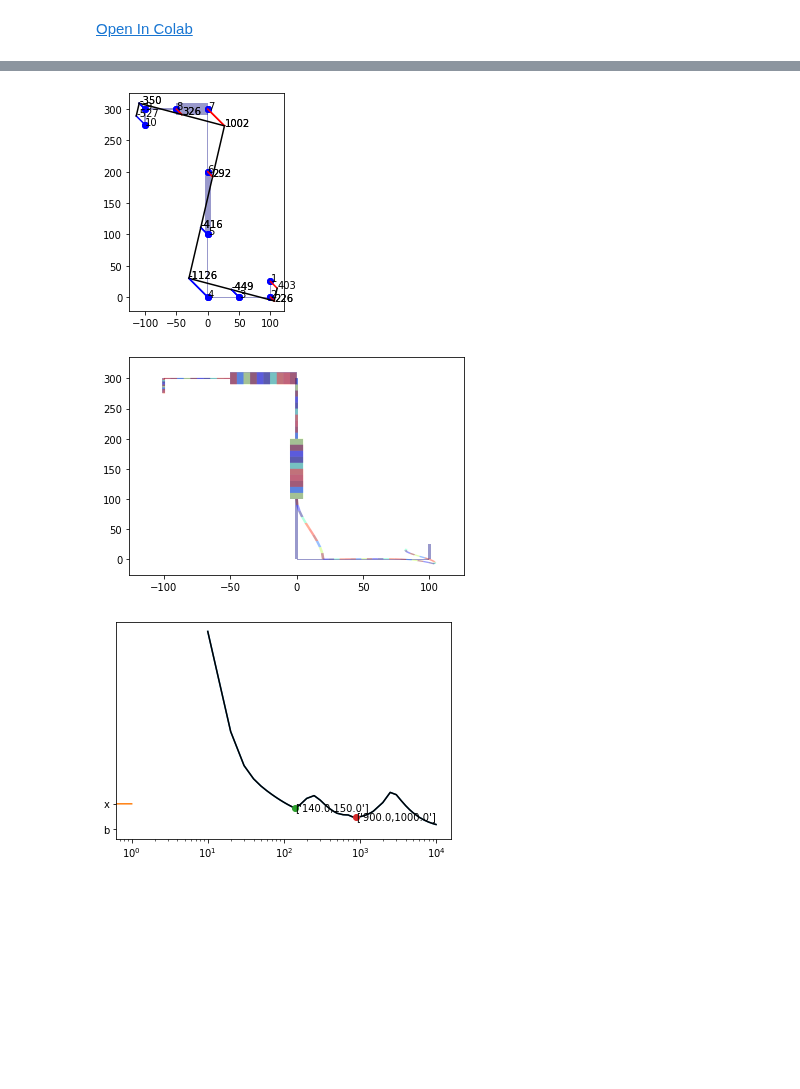
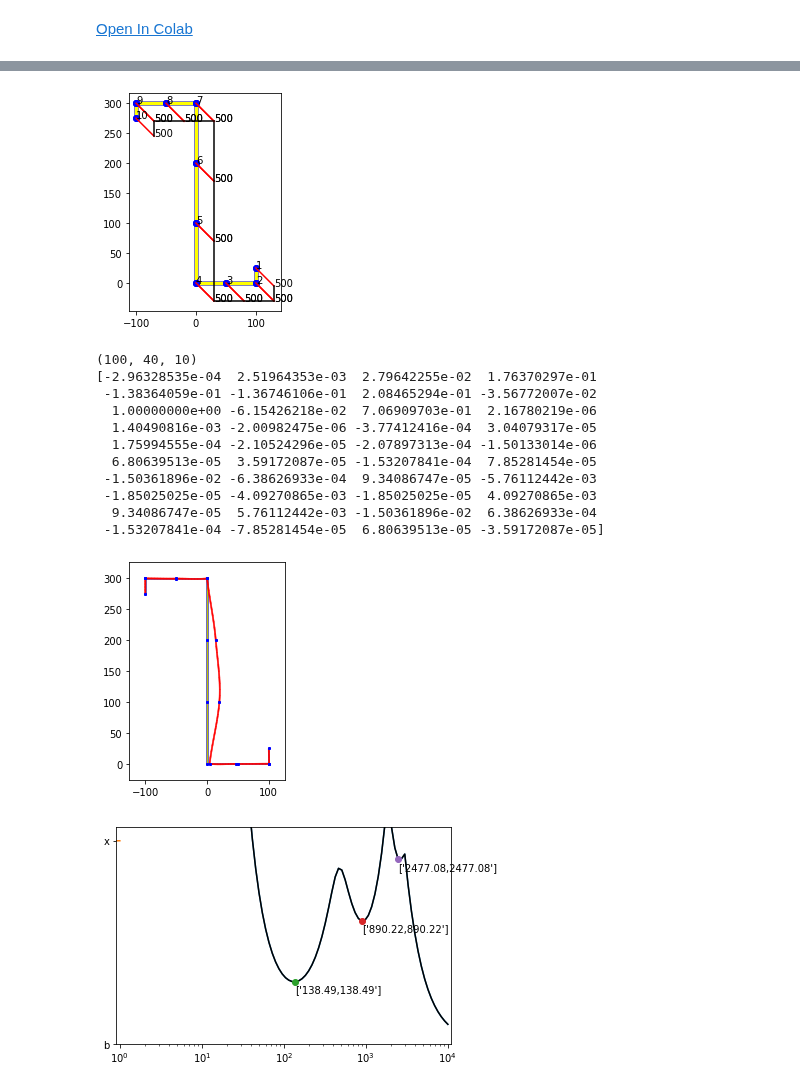
Before and after one commit to ClearCalcs/pyCUFSM, a Jupyter notebook: Untitled.ipynb, the cells around one changed output, grey strips where cells are left out. Drawn from its saved outputs; the diff is of its cells as text; code cells hidden in the pictures; blank space fills up the shorter version.

```diff
--- a/Untitled.ipynb
+++ b/Untitled.ipynb
@@ -21,12 +17,11 @@ from pycufsm.preprocess import stress_gen
 import dispshap
 import crossect
 import thecurve3
-import example4
 
 
 
 # Define an isotropic material with E = 203,000 MPa and nu = 0.3
-props = [[0, 29500.00, 29500.00, 0.30, 0.30, 11346.15]]
+props = [[0, 203000, 203000, 0.30, 0.30, 78077]]
 # Define a lightly-meshed C shape
 # Nodal location units are inches
 nodes = np.array([[0, 100, 25, 1, 1, 1, 1, 1],
@@ -43,24 +38,24 @@ elements = np.array([[0, 0, 1, 2, 0],
                      [1, 1, 2, 2, 0],
                      [2, 2, 3, 2, 0],
                      [3, 3, 4, 2, 0],
-                     [4, 4, 5, 10, 0],
+                     [4, 4, 5, 2, 0],
                      [5, 5, 6, 2, 0],
-                     [6, 6, 7, 20, 0],
+                     [6, 6, 7, 2, 0],
                      [7, 7, 8, 2, 0],
                      [8, 8, 9, 2, 0]])
 # These lengths will generally provide sufficient accuracy for
 # local, distortional, and global buckling modes
 # Length units are millimetres
-lengths = [
-    10, 20, 30, 40, 50, 60, 70, 80, 90, 100, 110, 120, 130, 140, 150, 160,
-    170, 180, 190, 200, 250, 300, 350, 400, 450, 500, 600, 700, 800, 900,
-    1000, 1100, 1200, 1300, 1400, 1500, 2000, 2500, 3000, 3500, 4000, 4500,
-    5000, 6000, 7000, 8000, 9000, 10000
-]
+# lengths = [
+#     10, 20, 30, 40, 50, 60, 70, 80, 90, 100, 110, 120, 130, 140, 150, 160,
+#     170, 180, 190, 200, 250, 300, 350, 400, 450, 500, 600, 700, 800, 900,
+#     1000, 1100, 1200, 1300, 1400, 1500, 2000, 2500, 3000, 3500, 4000, 4500,
+#     5000, 6000, 7000, 8000, 9000, 10000
+# ]
 ###Start at a, End at b, n equal spaced intervals
 #length=np.linspace(a,b,n)
 ###Start
-#lengths = np.logspace(a,b,n)
+lengths = np.logspace(0,4,100)
 
 # No special springs or constraints
 springs = []
@@ -104,21 +99,21 @@ sect_props = {
 # Generate the stress points assuming 500 MPa yield and X-axis bending
 nodes_p = stress_gen(nodes=nodes,
                      forces={
-                         'P': 0,
-                         'Mxx': 500 * sect_props['Ixx'] / sect_props['cy'],
+                         'P': sect_props['A'] * 500,
+                         'Mxx': 0,
                          'Myy': 0,
                          'M11': 0,
                          'M22': 0
                      },
                      sect_props=sect_props)
-
+#print(nodes_p)
 #####CALL CROSS SECTION
 #Flag = {node, elem, mat, stress, stresspic, coord, constraints, springs, origin, propaxis}
 flag = np.array([1, 0, 0, 1, 1, 0, 0, 0, 0, 0])
 crossect.crossect(nodes_p, elements, springs, constraints,flag)
 plt.show()
 # %% [output]
-[figure, old version]
+[figure, new version]
 # %%
 # Perform the Finite Strip Method analysis
 signature, curve, shapes = strip(props=props,
@@ -153,24 +148,40 @@ element = np.array(elements)
 # %%
 ######POST PROCESSING#########
 #Choose mode number
 modeindex = 1
 length_index = 20
 fileddisplay = [1]
 ######DISPLACED SHAPE####
 undef = 1
 scalem = 1
 m_a = [1]
 SurfPos = 1/2
-mode = shapes[length_index, :, modeindex]
+print(np.array(shapes).shape)
+mode = shapes[length_index-1, :, modeindex-1]
+print(mode)
 ####CALL DISPLACED SHAPE
 x = dispshap.dispshap(undef, node, element, mode, scalem, springs, m_a, b_c ,SurfPos)
 # %% [output]
+(100, 40, 10)
+[-2.96328535e-04  2.51964353e-03  2.79642255e-02  1.76370297e-01
+ -1.38364059e-01 -1.36746106e-01  2.08465294e-01 -3.56772007e-02
+  1.00000000e+00 -6.15426218e-02  7.06909703e-01  2.16780219e-06
+  1.40490816e-03 -2.00982475e-06 -3.77412416e-04  3.04079317e-05
+  1.75994555e-04 -2.10524296e-05 -2.07897313e-04 -1.50133014e-06
+  6.80639513e-05  3.59172087e-05 -1.53207841e-04  7.85281454e-05
+ -1.50361896e-02 -6.38626933e-04  9.34086747e-05 -5.76112442e-03
+ -1.85025025e-05 -4.09270865e-03 -1.85025025e-05  4.09270865e-03
+  9.34086747e-05  5.76112442e-03 -1.50361896e-02  6.38626933e-04
+ -1.53207841e-04 -7.85281454e-05  6.80639513e-05 -3.59172087e-05]
-[figure, old version]
+[figure, new version]
 # %%
 ####SIGNATURE CURVE####
 ###Buckling halfwavelenth plot from a signature analysis
 # plt.semilogx(lengths, signature)
 # plt.show()
+#Choose mode number
+modeindex = 1
+length_index = 20
 clas = 0
 minopt = 1
 logopt = 1
@@ -190,10 +201,9 @@ for j in range(len(lengths)):
 ymax = np.min([np.max(curve_sign[:, 1]), 3*np.median(curve_sign[:, 1])])
 modedisplay = [1]
 fileindex = 1
-picpoint = [lengths[length_index-1], curve[length_index-1, modeindex-1]]
+picpoint = [lengths[length_index-1], curves[length_index-1, modeindex-1]]
 #CALL THE CURVE
-thecurve3.thecurve3(curve, clas, fileddisplay, minopt, logopt, clasopt, xmin, xmax,
-ymin, ymax, modedisplay, fileindex, modeindex, picpoint)
+thecurve3.thecurve3(curve, clas, fileddisplay, minopt, logopt, clasopt, xmin, xmax, ymin, ymax, modedisplay, fileindex, modeindex, picpoint)
 plt.show()
 # %% [output]
-[figure, old version]
+[figure, new version]
```
Also changed, not shown: parts of 1 cell of this notebook, 6 other files.
